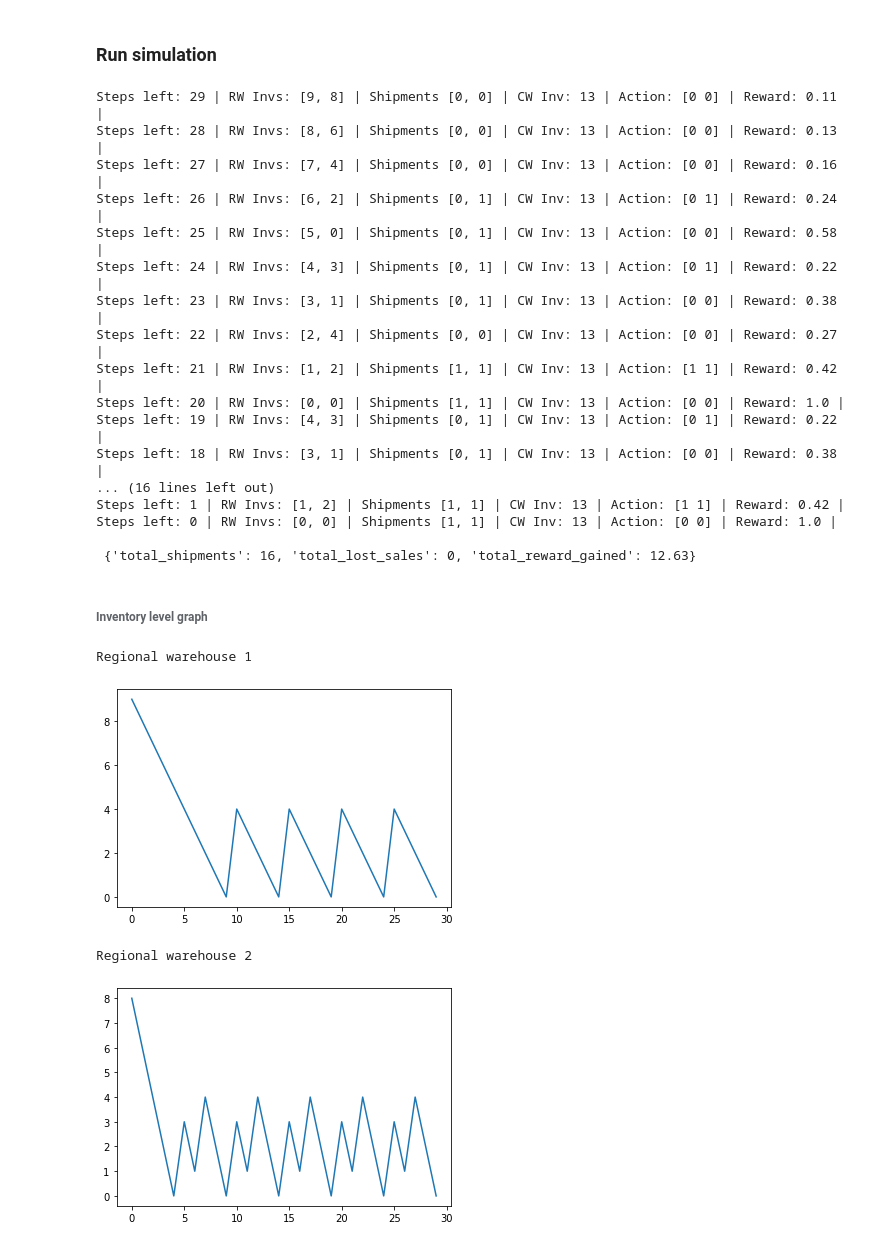
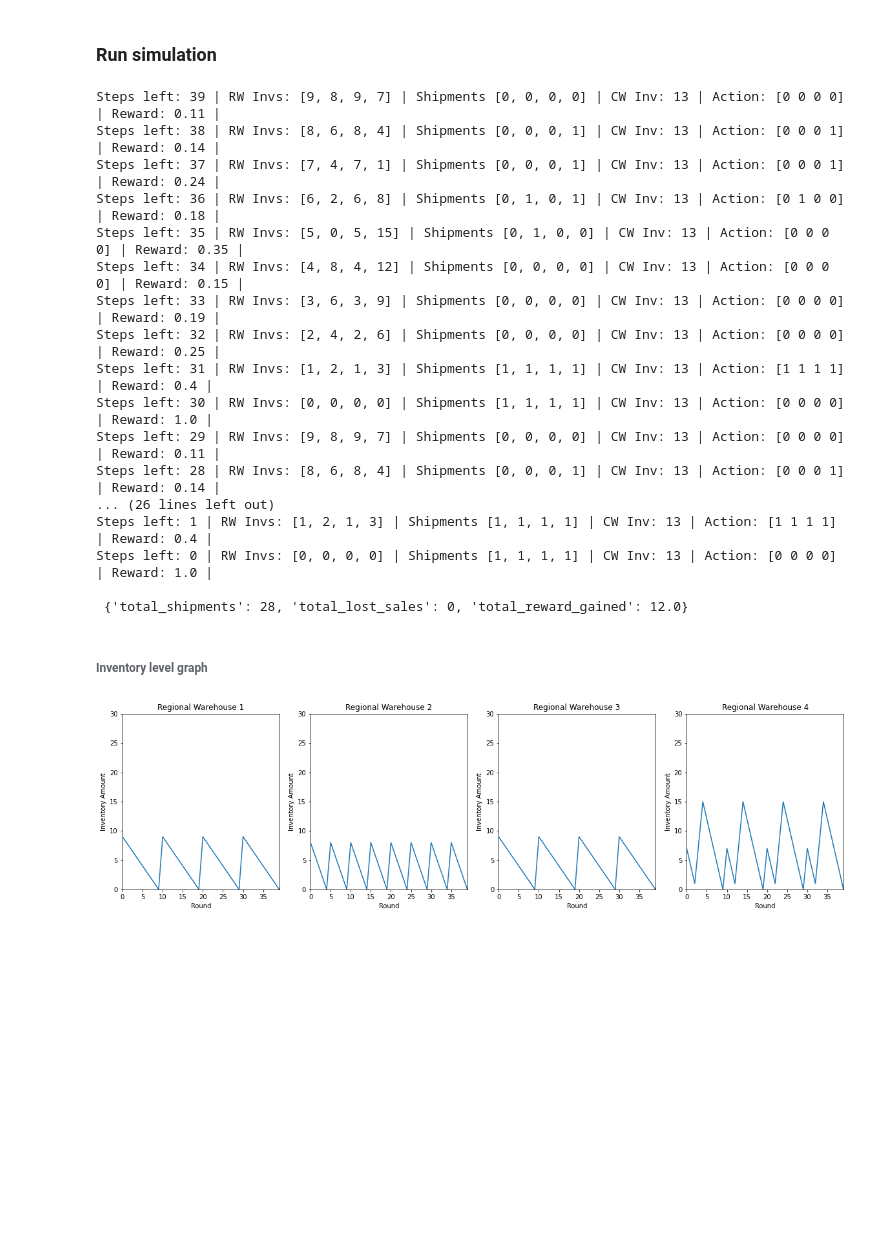
Before and after one commit to PatrickSinger99/ReinforcementLearningInventoryManagement, a Jupyter notebook: 3_production_plant/main.ipynb, the cells around one changed output. Cells and saved outputs as stored; diff of their text form; code cells hidden in the pictures; blank space fills up the shorter version.

```diff
--- a/3_production_plant/main.ipynb
+++ b/3_production_plant/main.ipynb
@@ -16,13 +16,13 @@ from rl_environment import Environment
 ### Environment creation
 # %%
 # Parameters
-number_of_regional_warehouses = 2
+number_of_regional_warehouses = 4
 max_inventory_amount_regional_warehouses = 30
 max_inventory_amount_central_warehouse = 40
-customer_demand_per_step = [1,2]  # List needs one entry per regional warehouse
-simulation_length = 30
+customer_demand_per_step = [1,2,1,3]  # List needs one entry per regional warehouse
+simulation_length = 40
 lead_time = 2
-shipment_amount = 5
+shipment_amount = 10
 with_manufacturer = False
 cw_shipment_amount = 10
 manufacturer_prod_capacity_per_step = 10
@@ -66,7 +68,7 @@ Proximal Policy Optimization
 https://openai.com/blog/openai-baselines-ppo/
 # %%
 ppo_model = PPO("MultiInputPolicy", env, verbose=1)
-ppo_model.learn(total_timesteps=50000)
+ppo_model.learn(total_timesteps=150000)
 # %% [output]
 Using cpu device
 Wrapping the env with a `Monitor` wrapper
@@ -89,6 +91,11 @@ Wrapping the env in a DummyVecEnv.
 # %% [markdown]
 ###### Learning Curve
 # %%
-plt.plot(env.total_reward)
+plt.plot(env.total_reward, color="red")
+plt.title("Learning Curve")
+plt.xlim(0, len(env.total_reward))
+plt.ylabel("Total Reward per Simulation")
+plt.xlabel("Simulation Round")
+plt.rcParams["figure.figsize"] = (10, 5)
 plt.show()
 # %% [output]
@@ -126,33 +133,38 @@ while not done:
 
 print("\n", env.evaluation_parameters())
 # %% [output]
-Steps left: 29 | RW Invs: [9, 8] | Shipments [0, 0] | CW Inv: 13 | Action: [0 0] | Reward: 0.11 |
-Steps left: 28 | RW Invs: [8, 6] | Shipments [0, 0] | CW Inv: 13 | Action: [0 0] | Reward: 0.13 |
-Steps left: 27 | RW Invs: [7, 4] | Shipments [0, 0] | CW Inv: 13 | Action: [0 0] | Reward: 0.16 |
-Steps left: 26 | RW Invs: [6, 2] | Shipments [0, 1] | CW Inv: 13 | Action: [0 1] | Reward: 0.24 |
-Steps left: 25 | RW Invs: [5, 0] | Shipments [0, 1] | CW Inv: 13 | Action: [0 0] | Reward: 0.58 |
-Steps left: 24 | RW Invs: [4, 3] | Shipments [0, 1] | CW Inv: 13 | Action: [0 1] | Reward: 0.22 |
-Steps left: 23 | RW Invs: [3, 1] | Shipments [0, 1] | CW Inv: 13 | Action: [0 0] | Reward: 0.38 |
-Steps left: 22 | RW Invs: [2, 4] | Shipments [0, 0] | CW Inv: 13 | Action: [0 0] | Reward: 0.27 |
-Steps left: 21 | RW Invs: [1, 2] | Shipments [1, 1] | CW Inv: 13 | Action: [1 1] | Reward: 0.42 |
-Steps left: 20 | RW Invs: [0, 0] | Shipments [1, 1] | CW Inv: 13 | Action: [0 0] | Reward: 1.0 |
-Steps left: 19 | RW Invs: [4, 3] | Shipments [0, 1] | CW Inv: 13 | Action: [0 1] | Reward: 0.22 |
-Steps left: 18 | RW Invs: [3, 1] | Shipments [0, 1] | CW Inv: 13 | Action: [0 0] | Reward: 0.38 |
-... (16 lines left out)
-Steps left: 1 | RW Invs: [1, 2] | Shipments [1, 1] | CW Inv: 13 | Action: [1 1] | Reward: 0.42 |
-Steps left: 0 | RW Invs: [0, 0] | Shipments [1, 1] | CW Inv: 13 | Action: [0 0] | Reward: 1.0 |
+Steps left: 39 | RW Invs: [9, 8, 9, 7] | Shipments [0, 0, 0, 0] | CW Inv: 13 | Action: [0 0 0 0] | Reward: 0.11 |
+Steps left: 38 | RW Invs: [8, 6, 8, 4] | Shipments [0, 0, 0, 1] | CW Inv: 13 | Action: [0 0 0 1] | Reward: 0.14 |
+Steps left: 37 | RW Invs: [7, 4, 7, 1] | Shipments [0, 0, 0, 1] | CW Inv: 13 | Action: [0 0 0 1] | Reward: 0.24 |
+Steps left: 36 | RW Invs: [6, 2, 6, 8] | Shipments [0, 1, 0, 1] | CW Inv: 13 | Action: [0 1 0 0] | Reward: 0.18 |
+Steps left: 35 | RW Invs: [5, 0, 5, 15] | Shipments [0, 1, 0, 0] | CW Inv: 13 | Action: [0 0 0 0] | Reward: 0.35 |
+Steps left: 34 | RW Invs: [4, 8, 4, 12] | Shipments [0, 0, 0, 0] | CW Inv: 13 | Action: [0 0 0 0] | Reward: 0.15 |
+Steps left: 33 | RW Invs: [3, 6, 3, 9] | Shipments [0, 0, 0, 0] | CW Inv: 13 | Action: [0 0 0 0] | Reward: 0.19 |
+Steps left: 32 | RW Invs: [2, 4, 2, 6] | Shipments [0, 0, 0, 0] | CW Inv: 13 | Action: [0 0 0 0] | Reward: 0.25 |
+Steps left: 31 | RW Invs: [1, 2, 1, 3] | Shipments [1, 1, 1, 1] | CW Inv: 13 | Action: [1 1 1 1] | Reward: 0.4 |
+Steps left: 30 | RW Invs: [0, 0, 0, 0] | Shipments [1, 1, 1, 1] | CW Inv: 13 | Action: [0 0 0 0] | Reward: 1.0 |
+Steps left: 29 | RW Invs: [9, 8, 9, 7] | Shipments [0, 0, 0, 0] | CW Inv: 13 | Action: [0 0 0 0] | Reward: 0.11 |
+Steps left: 28 | RW Invs: [8, 6, 8, 4] | Shipments [0, 0, 0, 1] | CW Inv: 13 | Action: [0 0 0 1] | Reward: 0.14 |
+... (26 lines left out)
+Steps left: 1 | RW Invs: [1, 2, 1, 3] | Shipments [1, 1, 1, 1] | CW Inv: 13 | Action: [1 1 1 1] | Reward: 0.4 |
+Steps left: 0 | RW Invs: [0, 0, 0, 0] | Shipments [1, 1, 1, 1] | CW Inv: 13 | Action: [0 0 0 0] | Reward: 1.0 |
 
- {'total_shipments': 16, 'total_lost_sales': 0, 'total_reward_gained': 12.63}
+ {'total_shipments': 28, 'total_lost_sales': 0, 'total_reward_gained': 12.0}
 # %% [markdown]
 ###### Inventory level graph
 # %%
+# Plot inventories of regional warehouses
 for rw_id in inventory_levels:
-    print("Regional warehouse", rw_id)
+    plt.subplot(1, number_of_regional_warehouses, rw_id)
     plt.plot(inventory_levels[rw_id])
-    plt.show()
+    plt.title("Regional Warehouse " + str(rw_id))
+    plt.ylim(0, max_inventory_amount_regional_warehouses)
+    plt.xlim(0, simulation_length-1)
+    plt.ylabel("Inventory Amount")
+    plt.xlabel("Round")
+
+plt.rcParams["figure.figsize"] = (20, 5)
+plt.show()
 # %% [output]
-Regional warehouse 1
-[figure, old version]
+[figure, new version]
-Regional warehouse 2
-[figure, removed]
 # %%
```
Also changed, not shown: parts of 4 cells of this notebook.
